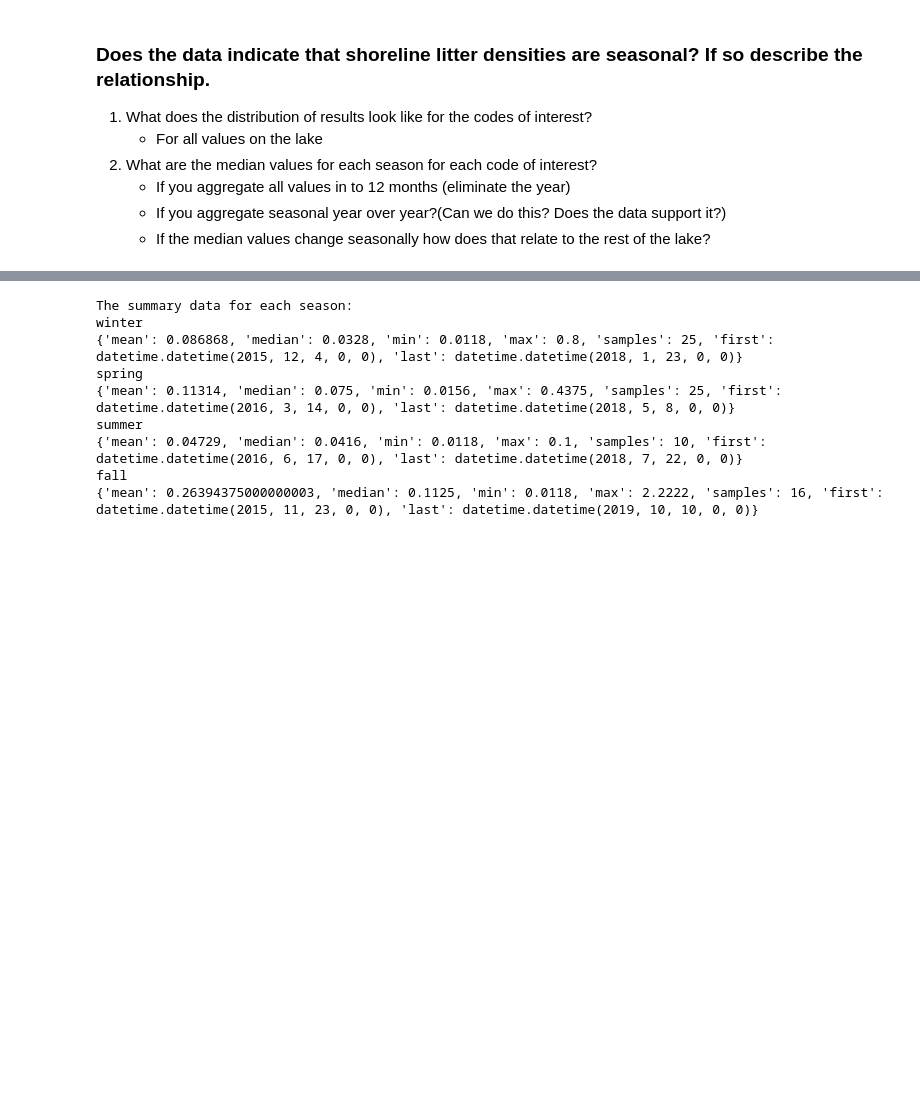
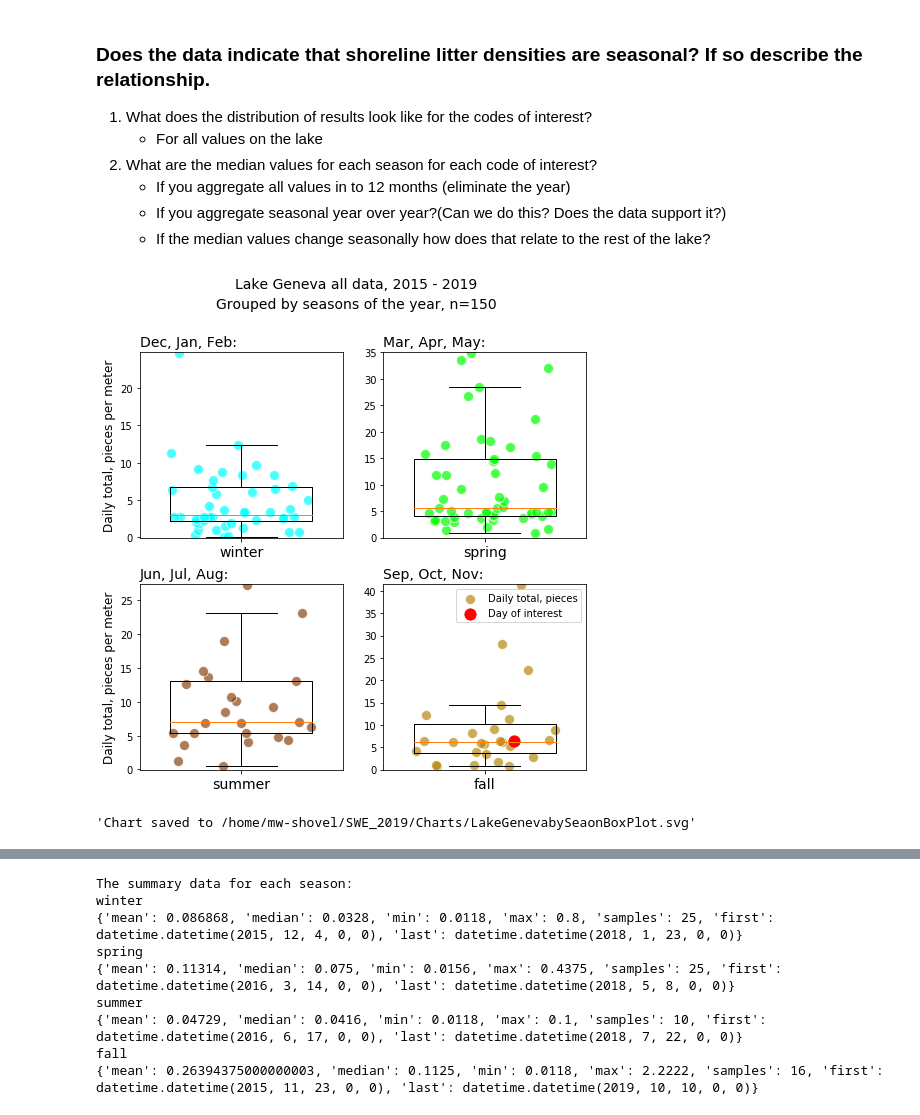
Before and after one commit to hammerdirt/SWE_2019, a Jupyter notebook: NotebookThree.ipynb, the cells around one changed output, grey strips where cells are left out. Cells and saved outputs as stored; diff of their text form; code cells hidden in the pictures; blank space fills up the shorter version.

Commit message:
added seasonal boxplots for the region of interest

```diff
--- a/NotebookThree.ipynb
+++ b/NotebookThree.ipynb
@@ -169,6 +169,11 @@ def makeElipsis(string, char):
     else:
         new_string = string
     return new_string
+def makeSeasonsAllData(data, seasons):
+    what_i_want = {}
+    for k,v in seasons.items():
+        what_i_want[k] = data[data.month.isin(v)]['pcs_m'].values
+    return what_i_want
 # %%
 # places to store output:
 my_folders = my_utilities.make_folders(here, folders)
@@ -446,3 +443,12 @@ makeElipsis(place_of_interest,12 )
    * If you aggregate all values in to 12 months (eliminate the year)
    * If you aggregate seasonal year over year?(Can we do this? Does the data support it?)
    * If the median values change seasonally how does that relate to the rest of the lake?
+# %%
+by_month_all = makeSeasonsAllData(all_pcs_day_totals, seasons)
+summary_seasons_all = {k:my_utilities.makeSummaryFromAnArray(v) for k,v in by_month_all.items()}
+my_day = all_pcs_day_totals[(all_pcs_day_totals.date == date_of_interest)&(all_pcs_day_totals.location_id == place_of_interest)]['pcs_m'].values[0]
+title = "{} all data, {} - {}\n".format(region_of_interest, min_date_region.year, max_date_region.year)
+seasonalBoxPlots.seasonalBoxPlots(by_month_all, my_day, 10, months, "Daily total, pieces", seasons, title,"LakeGenevabySeaonBoxPlot" , my_folders)
+# %% [output]
+[figure, added]
+'Chart saved to /home/mw-shovel/SWE_2019/Charts/LakeGenevabySeaonBoxPlot.svg'
```
Also changed, not shown: parts of 9 cells of this notebook, 11 other files.
